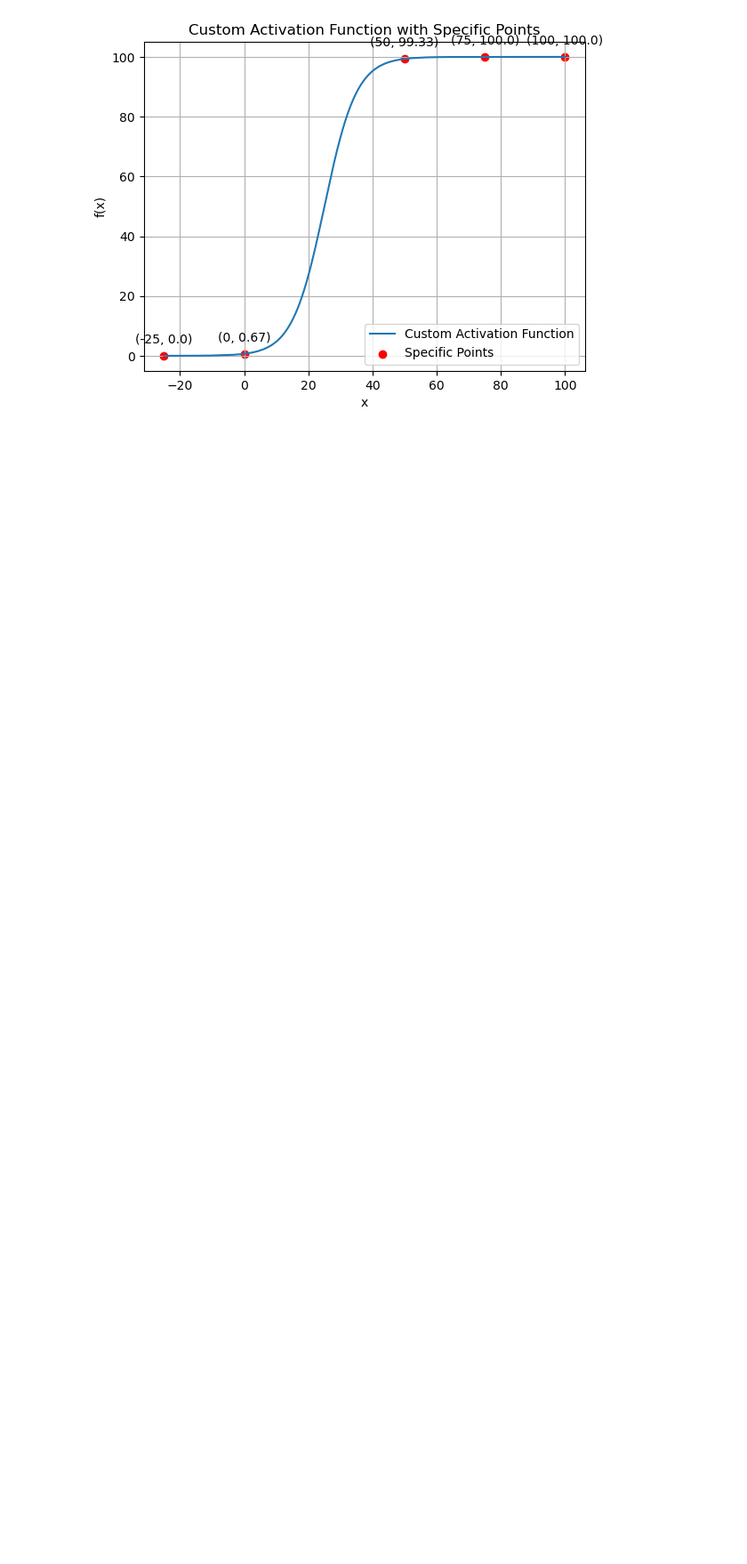
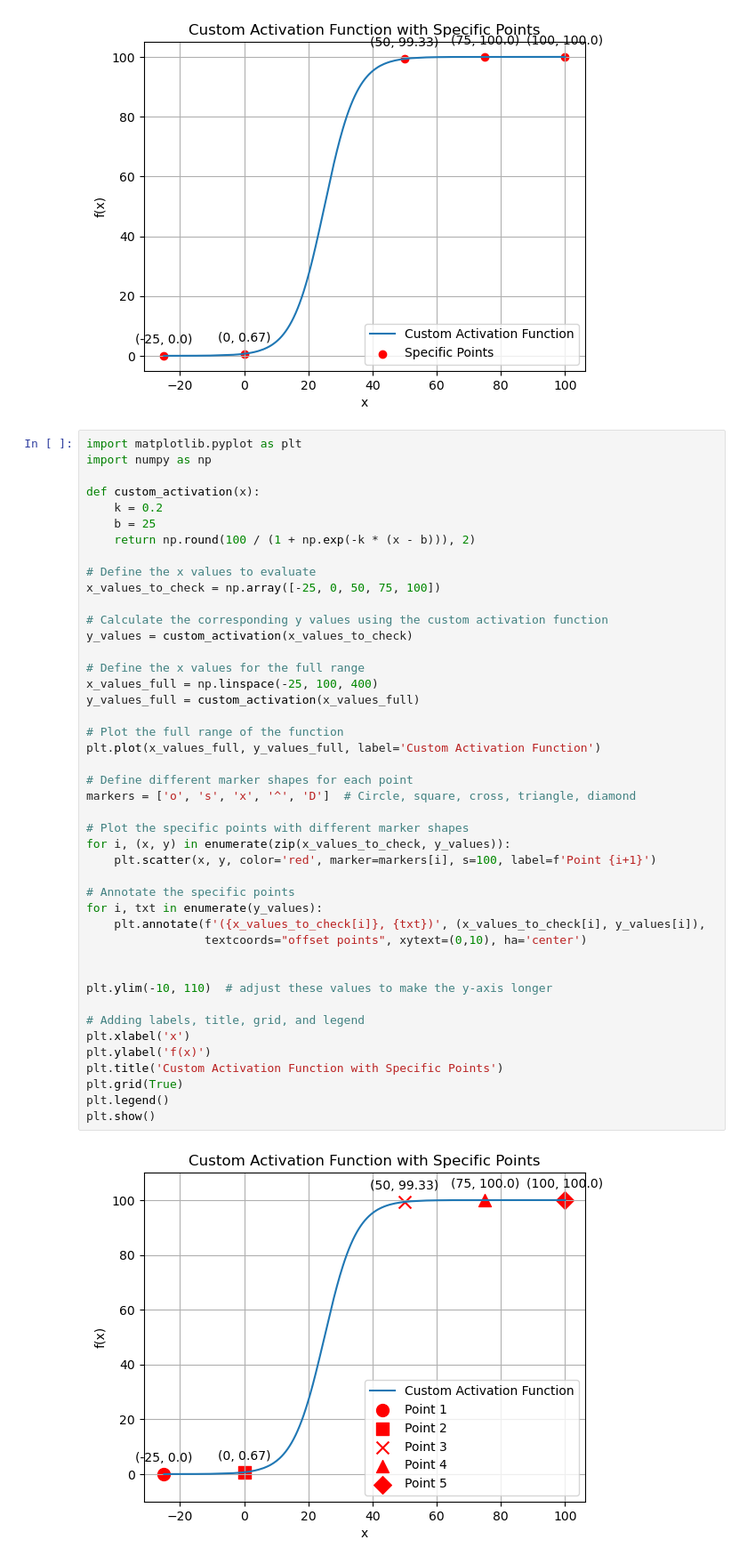
Before and after one commit to yasinhorasanli/XCRS, a Jupyter notebook: backend/src/thesis_graphs.ipynb, the cells around one changed output. Shown at 89% size. Drawn from its saved outputs; the diff is of its cells as text; blank space fills up the shorter version.

```diff
--- a/backend/src/thesis_graphs.ipynb
+++ b/backend/src/thesis_graphs.ipynb
@@ -37,3 +37,49 @@ plt.legend()
 plt.show()
 # %% [output]
 [figure]
+# %%
+import matplotlib.pyplot as plt
+import numpy as np
+
+def custom_activation(x):
+    k = 0.2
+    b = 25
+    return np.round(100 / (1 + np.exp(-k * (x - b))), 2)
+
+# Define the x values to evaluate
+x_values_to_check = np.array([-25, 0, 50, 75, 100])
+
+# Calculate the corresponding y values using the custom activation function
+y_values = custom_activation(x_values_to_check)
+
+# Define the x values for the full range
+x_values_full = np.linspace(-25, 100, 400)
+y_values_full = custom_activation(x_values_full)
+
+# Plot the full range of the function
+plt.plot(x_values_full, y_values_full, label='Custom Activation Function')
+
+# Define different marker shapes for each point
+markers = ['o', 's', 'x', '^', 'D']  # Circle, square, cross, triangle, diamond
+
+# Plot the specific points with different marker shapes
+for i, (x, y) in enumerate(zip(x_values_to_check, y_values)):
+    plt.scatter(x, y, color='red', marker=markers[i], s=100, label=f'Point {i+1}')
+
+# Annotate the specific points
+for i, txt in enumerate(y_values):
+    plt.annotate(f'({x_values_to_check[i]}, {txt})', (x_values_to_check[i], y_values[i]),
+                 textcoords="offset points", xytext=(0,10), ha='center')
+
+
+plt.ylim(-10, 110)  # adjust these values to make the y-axis longer
+
+# Adding labels, title, grid, and legend
+plt.xlabel('x')
+plt.ylabel('f(x)')
+plt.title('Custom Activation Function with Specific Points')
+plt.grid(True)
+plt.legend()
+plt.show()
+# %% [output]
+[figure, added]
```
Also changed, not shown: parts of 3 cells of this notebook, 1 other file.
